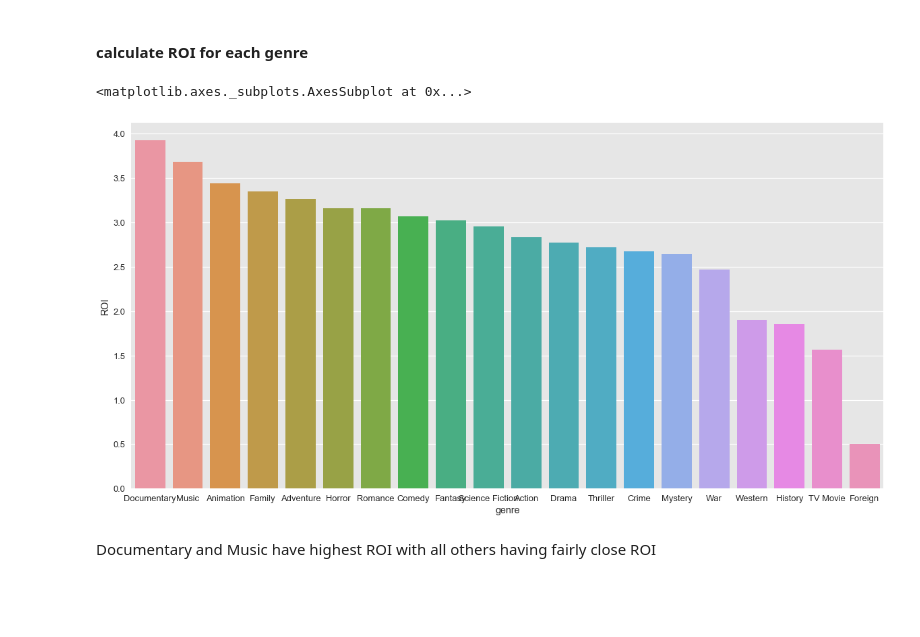
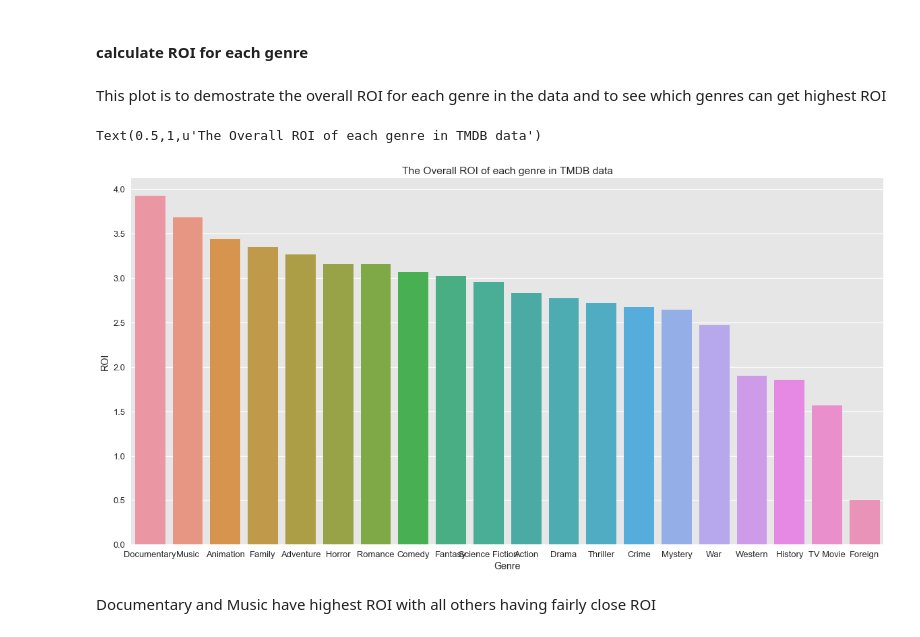
Before and after one commit to hankzhu4291/tmdb-movie, a Jupyter notebook: tmdb-movie-investigation.ipynb, the cells around one changed output. Saved outputs shown, nothing was run; the diff lists cells and outputs as text; code cells hidden in the pictures; blank space fills up the shorter version.

```diff
--- a/tmdb-movie-investigation.ipynb
+++ b/tmdb-movie-investigation.ipynb
@@ -302,12 +325,17 @@ genre_roi_list = (genre_revenue_ma / genre_budget_ma).tolist()[0]
 genre_roi = pd.DataFrame(
     {'genre': genres,
         'ROI': genre_roi_list})
+# %% [markdown]
+This plot is to demostrate the overall ROI for each genre in the data and to see which genres can get highest ROI
 # %%
 plt.figure(figsize=[20,10])
 sns.barplot(data=genre_roi.sort_values(by='ROI', ascending=False), x='genre', y='ROI')
+plt.xlabel('Genre')
+plt.ylabel('ROI')
+plt.title('The Overall ROI of each genre in TMDB data')
 # %% [output]
-<matplotlib.axes._subplots.AxesSubplot at 0x...>
+Text(0.5,1,u'The Overall ROI of each genre in TMDB data')
-[figure, old version]
+[figure, new version]
 # %% [markdown]
 Documentary and Music have highest ROI with all others having fairly close ROI
 # %% [markdown]
```
Also changed, not shown: parts of 23 cells of this notebook, 1 other file.
